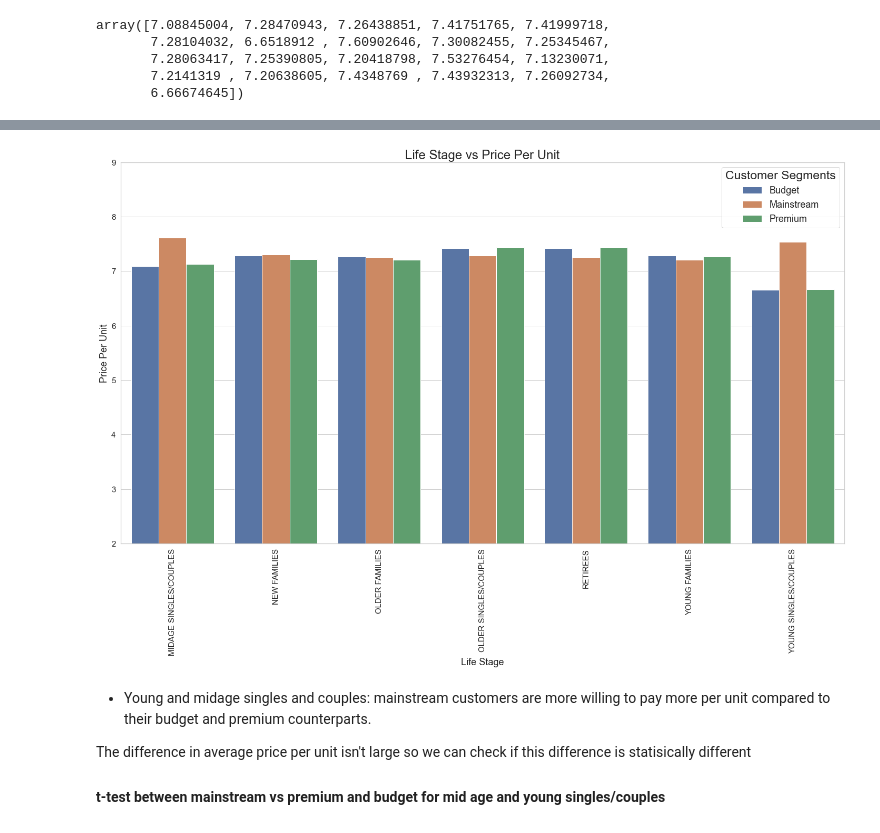
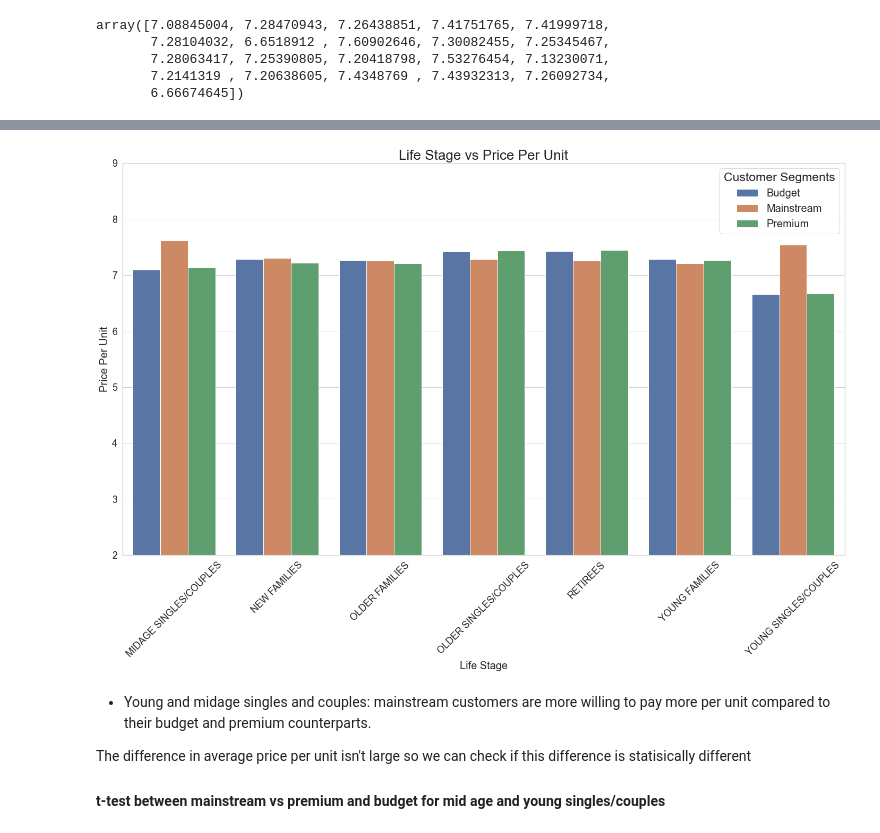
Before and after one commit to daniel8691/Quantium-virtual-internship, a Jupyter notebook: module_one_data_preparation.ipynb, the cells around one changed output, grey strips where cells are left out. Saved outputs shown, nothing was run; the diff lists cells and outputs as text; code cells hidden in the pictures.

```diff
--- a/module_one_data_preparation.ipynb
+++ b/module_one_data_preparation.ipynb
@@ -913,34 +924,34 @@ customercount_group_df.head()
 # %%
 sns.set(style="whitegrid")
 # set figure size
 plt.figure(figsize=(20,14))
 
 # create bar chart
 sns.barplot(x = "LIFESTAGE",
            y = "price_per_unit",
            hue= "PREMIUM_CUSTOMER",
            data = customercount_group_df)
 # set x labels orientation
-plt.xticks(rotation=90)
+plt.xticks(rotation=45)
 
 # set fontsize
-plt.xlabel("Life Stage", fontsize= 18)
-plt.ylabel("price per unit".title(), fontsize=18)
-plt.title("Life Stage vs Price Per Unit", fontsize=24)
-plt.tick_params(labelsize=15)
+plt.xlabel("Life Stage", fontsize= 20)
+plt.ylabel("price per unit".title(), fontsize=20)
+plt.title("Life Stage vs Price Per Unit", fontsize=26)
+plt.tick_params(labelsize=18)
 
 plt.legend(title = "Customer Segments",
           loc='best',
-          fontsize=18,
+          fontsize=20,
           title_fontsize=23)
 plt.ylim(2,9)
 
 plt.tight_layout()
 
 # save file
-plt.savefig("analysis_pics/Lifestage_vs_pricePerUnit.png")
+plt.savefig("static/analysis_pics/Lifestage_vs_pricePerUnit.png")
 # %% [output]
-[figure, old version]
+[figure, new version]
 # %% [markdown]
 * Young and midage singles and couples: mainstream customers are more willing to pay more per unit compared to their budget and premium counterparts.
 
```
Also changed, not shown: parts of 7 cells of this notebook, 18 other files.
